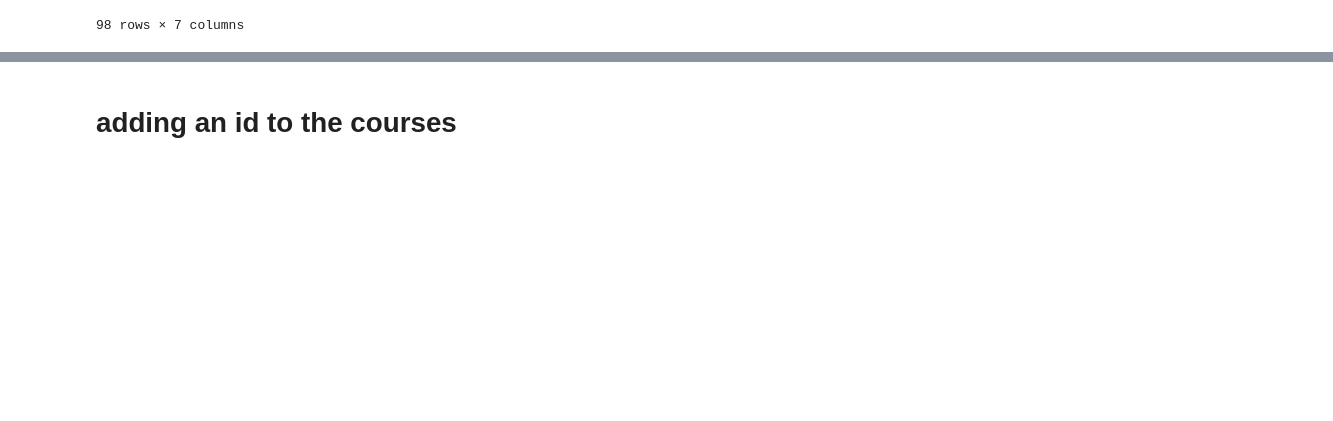
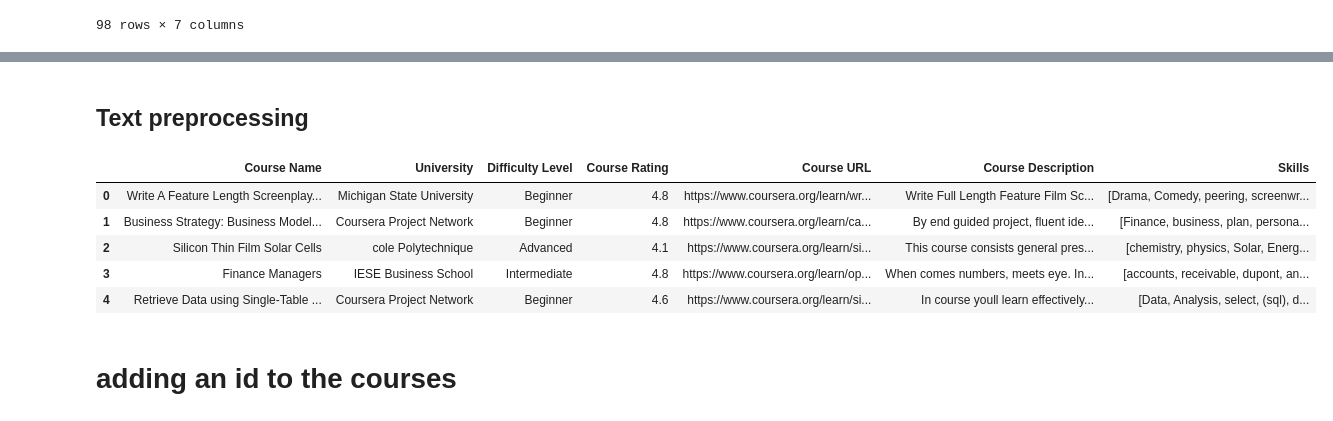
Before and after one commit to TeamP3-2/explore_datasets, a Jupyter notebook: data_cleaning___Hackathon.ipynb, the cells around one changed output, grey strips where cells are left out. Drawn from its saved outputs; the diff is of its cells as text; code cells hidden in the pictures; blank space fills up the shorter version.

```diff
--- a/data_cleaning___Hackathon.ipynb
+++ b/data_cleaning___Hackathon.ipynb
@@ -217,3 +237,25 @@ df
+# %% [markdown]
+## Text preprocessing
+# %%
+group_of_columns= ['Course Name','University', 'Difficulty Level','Course URL','Course Description','Skills']
+
+
+# # for column in df.columns:
+for column in group_of_columns:
+    # df[column] = df[column].str.strip()
+    df[column] = df[column].str.encode('ascii', 'ignore').str.decode('ascii')
+    df[column] = df[column].apply(lambda x: ' '.join([word for word in x.split() if word not in ENGLISH_STOP_WORDS]))
+
+
+df['Skills'] = df['Skills'].str.split()
+df.head()
+# %% [output]
+|  | Course Name | University | Difficulty Level | Course Rating | Course URL | Course Description | Skills |
+| 0 | Write A Feature Length Screenplay... | Michigan State University | Beginner | 4.8 | https://www.coursera.org/learn/wr... | Write Full Length Feature Film Sc... | [Drama, Comedy, peering, screenwr... |
+| 1 | Business Strategy: Business Model... | Coursera Project Network | Beginner | 4.8 | https://www.coursera.org/learn/ca... | By end guided project, fluent ide... | [Finance, business, plan, persona... |
+| 2 | Silicon Thin Film Solar Cells | cole Polytechnique | Advanced | 4.1 | https://www.coursera.org/learn/si... | This course consists general pres... | [chemistry, physics, Solar, Energ... |
+| 3 | Finance Managers | IESE Business School | Intermediate | 4.8 | https://www.coursera.org/learn/op... | When comes numbers, meets eye. In... | [accounts, receivable, dupont, an... |
+| 4 | Retrieve Data using Single-Table ... | Coursera Project Network | Beginner | 4.6 | https://www.coursera.org/learn/si... | In course youll learn effectively... | [Data, Analysis, select, (sql), d... |
 # %% [markdown]
 # adding an id to the courses
 # %%
```
Also changed, not shown: parts of 37 cells of this notebook, 1 other file.
